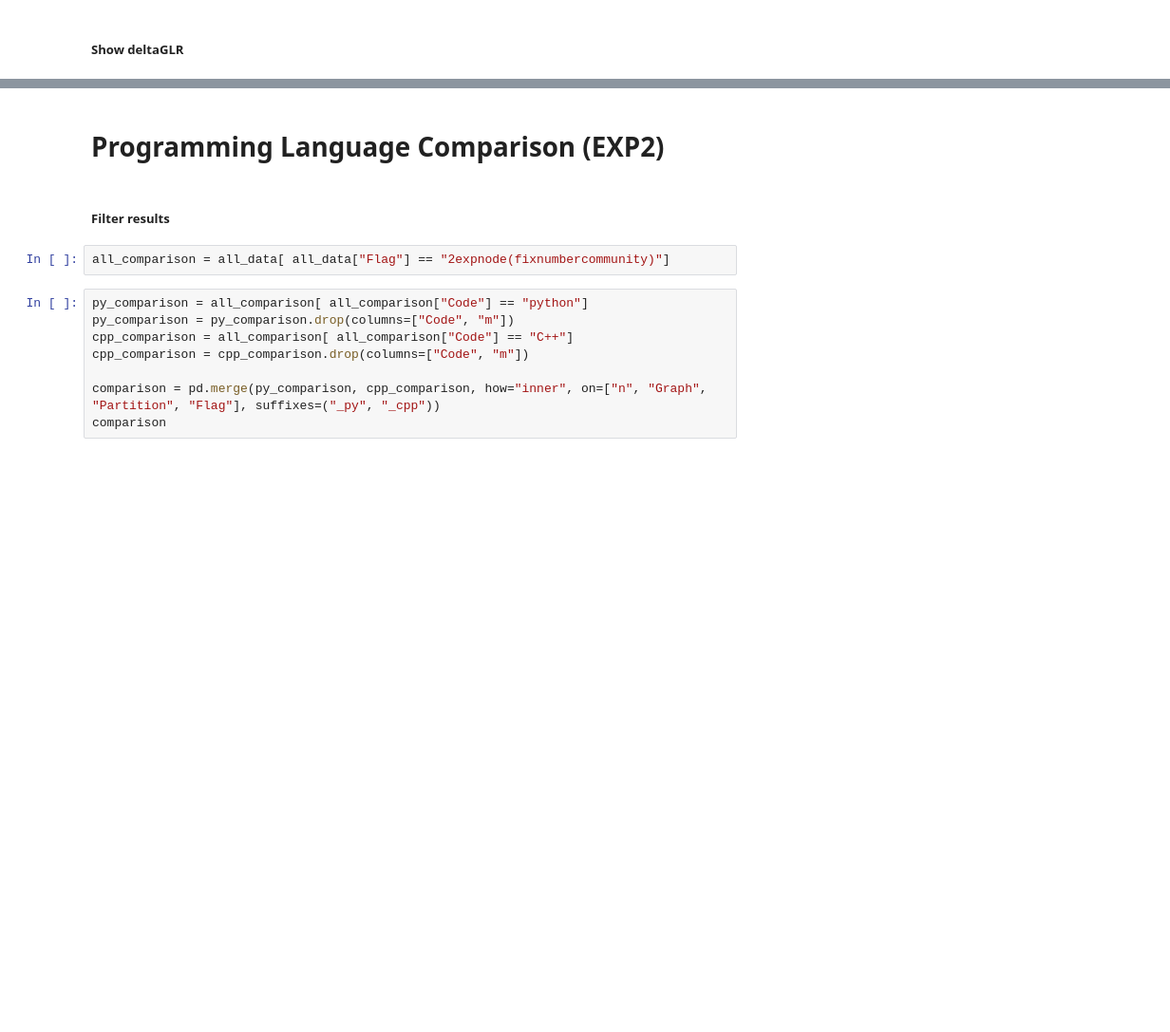
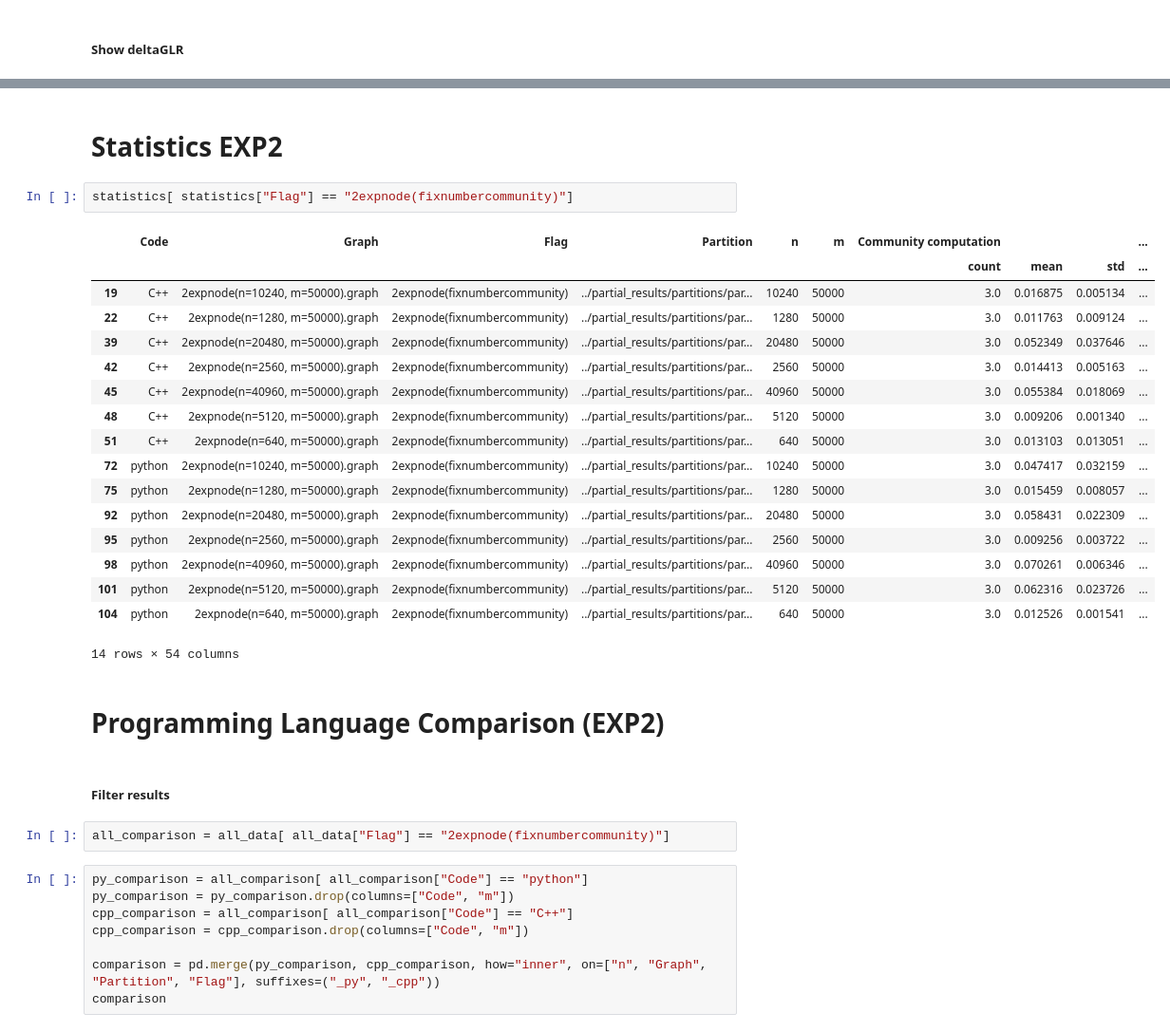
Before and after one commit to RobyBobby24/AlgorithmEngineering, a Jupyter notebook: analysis/double_experiment.ipynb, the cells around one changed output, grey strips where cells are left out. Shown at 95% size. Saved outputs shown, nothing was run; the diff lists cells and outputs as text; blank space fills up the shorter version.

```diff
--- a/analysis/double_experiment.ipynb
+++ b/analysis/double_experiment.ipynb
@@ -270,3 +292,25 @@ plot_column(dexpnode, ["deltaGLR"])
+# %% [markdown]
+# Statistics EXP2
+# %%
+statistics[ statistics["Flag"] == "2expnode(fixnumbercommunity)"]
+# %% [output]
+|  | Code | Graph | Flag | Partition | n | m | Community computation |  |  | ... |
+|  |  |  |  |  |  |  | count | mean | std | ... |
+| 19 | C++ | 2expnode(n=10240, m=50000).graph | 2expnode(fixnumbercommunity) | ../partial_results/partitions/par... | 10240 | 50000 | 3.0 | 0.016875 | 0.005134 | ... |
+| 22 | C++ | 2expnode(n=1280, m=50000).graph | 2expnode(fixnumbercommunity) | ../partial_results/partitions/par... | 1280 | 50000 | 3.0 | 0.011763 | 0.009124 | ... |
+| 39 | C++ | 2expnode(n=20480, m=50000).graph | 2expnode(fixnumbercommunity) | ../partial_results/partitions/par... | 20480 | 50000 | 3.0 | 0.052349 | 0.037646 | ... |
+| 42 | C++ | 2expnode(n=2560, m=50000).graph | 2expnode(fixnumbercommunity) | ../partial_results/partitions/par... | 2560 | 50000 | 3.0 | 0.014413 | 0.005163 | ... |
+| 45 | C++ | 2expnode(n=40960, m=50000).graph | 2expnode(fixnumbercommunity) | ../partial_results/partitions/par... | 40960 | 50000 | 3.0 | 0.055384 | 0.018069 | ... |
+| 48 | C++ | 2expnode(n=5120, m=50000).graph | 2expnode(fixnumbercommunity) | ../partial_results/partitions/par... | 5120 | 50000 | 3.0 | 0.009206 | 0.001340 | ... |
+| 51 | C++ | 2expnode(n=640, m=50000).graph | 2expnode(fixnumbercommunity) | ../partial_results/partitions/par... | 640 | 50000 | 3.0 | 0.013103 | 0.013051 | ... |
+| 72 | python | 2expnode(n=10240, m=50000).graph | 2expnode(fixnumbercommunity) | ../partial_results/partitions/par... | 10240 | 50000 | 3.0 | 0.047417 | 0.032159 | ... |
+| 75 | python | 2expnode(n=1280, m=50000).graph | 2expnode(fixnumbercommunity) | ../partial_results/partitions/par... | 1280 | 50000 | 3.0 | 0.015459 | 0.008057 | ... |
+| 92 | python | 2expnode(n=20480, m=50000).graph | 2expnode(fixnumbercommunity) | ../partial_results/partitions/par... | 20480 | 50000 | 3.0 | 0.058431 | 0.022309 | ... |
+| 95 | python | 2expnode(n=2560, m=50000).graph | 2expnode(fixnumbercommunity) | ../partial_results/partitions/par... | 2560 | 50000 | 3.0 | 0.009256 | 0.003722 | ... |
+| 98 | python | 2expnode(n=40960, m=50000).graph | 2expnode(fixnumbercommunity) | ../partial_results/partitions/par... | 40960 | 50000 | 3.0 | 0.070261 | 0.006346 | ... |
+| 101 | python | 2expnode(n=5120, m=50000).graph | 2expnode(fixnumbercommunity) | ../partial_results/partitions/par... | 5120 | 50000 | 3.0 | 0.062316 | 0.023726 | ... |
+| 104 | python | 2expnode(n=640, m=50000).graph | 2expnode(fixnumbercommunity) | ../partial_results/partitions/par... | 640 | 50000 | 3.0 | 0.012526 | 0.001541 | ... |
+14 rows × 54 columns
 # %% [markdown]
 # Programming Language Comparison (EXP2)
 # %% [markdown]
```
Also changed, not shown: parts of 58 cells of this notebook, 18 other files.
